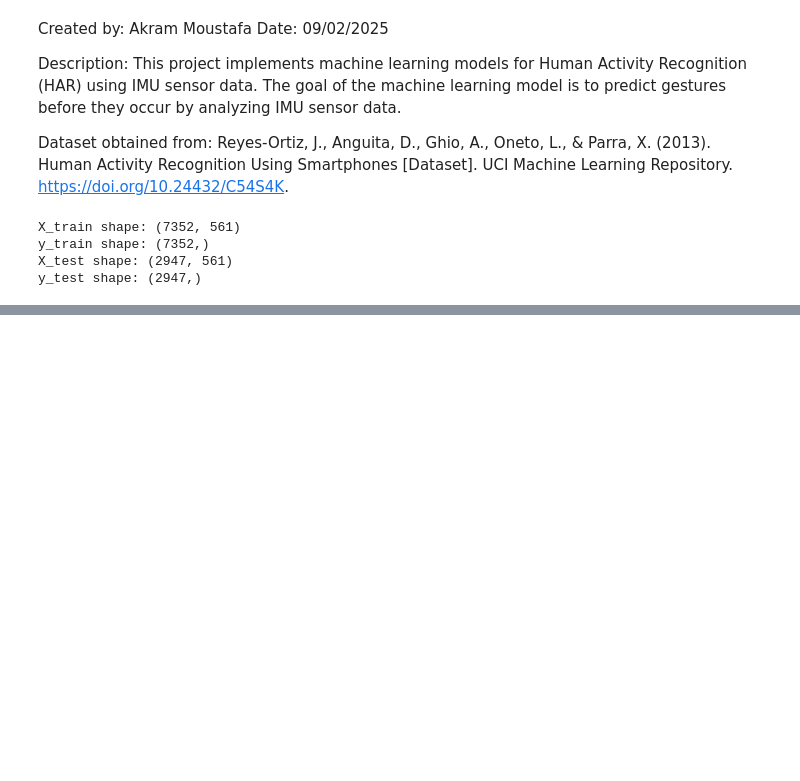
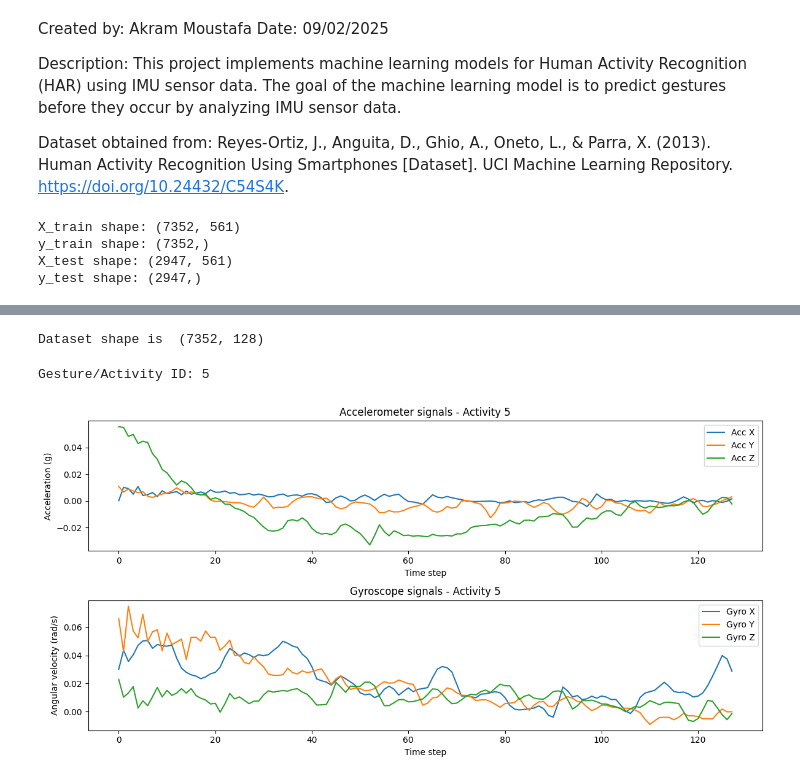
Before and after one commit to AkramMoustafa/human-activity-recognition, a Jupyter notebook: IMU_Model.ipynb, the cells around one changed output, grey strips where cells are left out. Drawn from its saved outputs; the diff is of its cells as text; code cells hidden in the pictures; blank space fills up the shorter version.

```diff
--- a/IMU_Model.ipynb
+++ b/IMU_Model.ipynb
@@ -47,0 +34,57 @@ y_test shape: (2947,)
+# %%
+import numpy as np
+
+file_path = "./train/Inertial Signals/body_acc_x_train.txt"
+data = np.loadtxt(file_path)
+
+print("Dataset shape is ", data.shape)
+# %% [output]
+Dataset shape is  (7352, 128)
+# %%
+acc_x = np.loadtxt("./train/Inertial Signals/body_acc_x_train.txt")
+acc_y = np.loadtxt("./train/Inertial Signals/body_acc_y_train.txt")
+acc_z = np.loadtxt("./train/Inertial Signals/body_acc_z_train.txt")
+
+gyro_x = np.loadtxt("./train/Inertial Signals/body_gyro_x_train.txt")
+gyro_y = np.loadtxt("./train/Inertial Signals/body_gyro_y_train.txt")
+gyro_z = np.loadtxt("./train/Inertial Signals/body_gyro_z_train.txt")
+
+y_train = np.loadtxt("./train/y_train.txt").astype(int)
+# %%
+idx = 0
+activity_id = y_train[idx]
+
+print("Gesture/Activity ID:", activity_id)
+# %% [output]
+Gesture/Activity ID: 5
+# %%
+
+# We plot two sensor readings one for gyroscope and one for acc
+timesteps = np.arange(acc_x.shape[1])  # 128 timesteps
+
+plt.figure(figsize=(12, 6))
+
+# accelerometer data
+plt.subplot(2, 1, 1)
+plt.plot(timesteps, acc_x[idx], label="Acc X")
+plt.plot(timesteps, acc_y[idx], label="Acc Y")
+plt.plot(timesteps, acc_z[idx], label="Acc Z")
+plt.title(f"Accelerometer signals - Activity {activity_id}")
+plt.xlabel("Time step")
+plt.ylabel("Acceleration (g)")
+plt.legend()
+
+# gyroscope data
+plt.subplot(2, 1, 2)
+plt.plot(timesteps, gyro_x[idx], label="Gyro X")
+plt.plot(timesteps, gyro_y[idx], label="Gyro Y")
+plt.plot(timesteps, gyro_z[idx], label="Gyro Z")
+plt.title(f"Gyroscope signals - Activity {activity_id}")
+plt.xlabel("Time step")
+plt.ylabel("Angular velocity (rad/s)")
+plt.legend()
+
+plt.tight_layout()
+plt.show()
+# %% [output]
+[figure, added]
```
Also changed, not shown: parts of 7 cells of this notebook, 1 other file.
